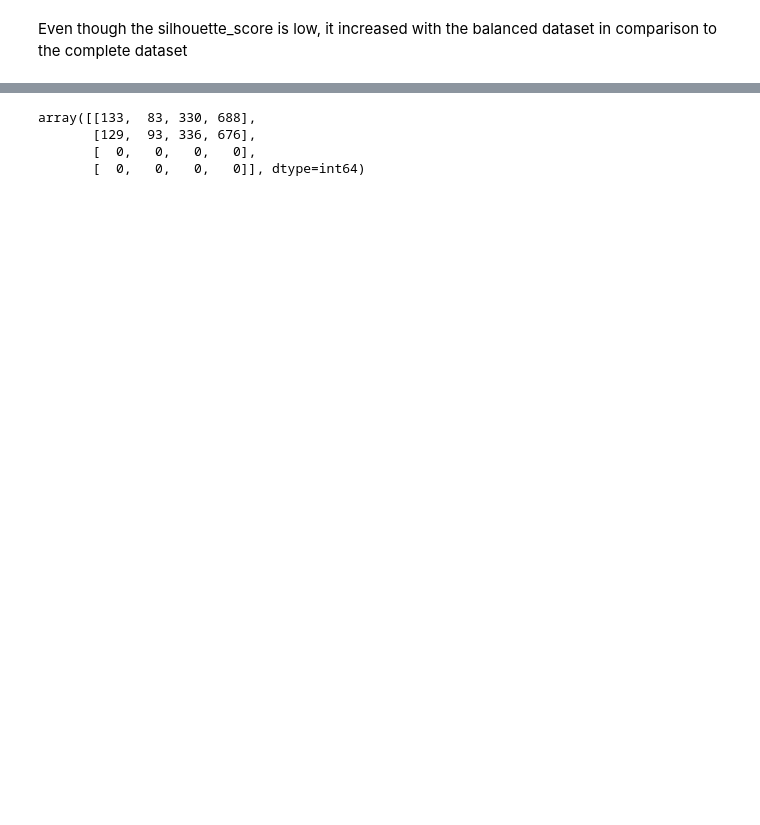
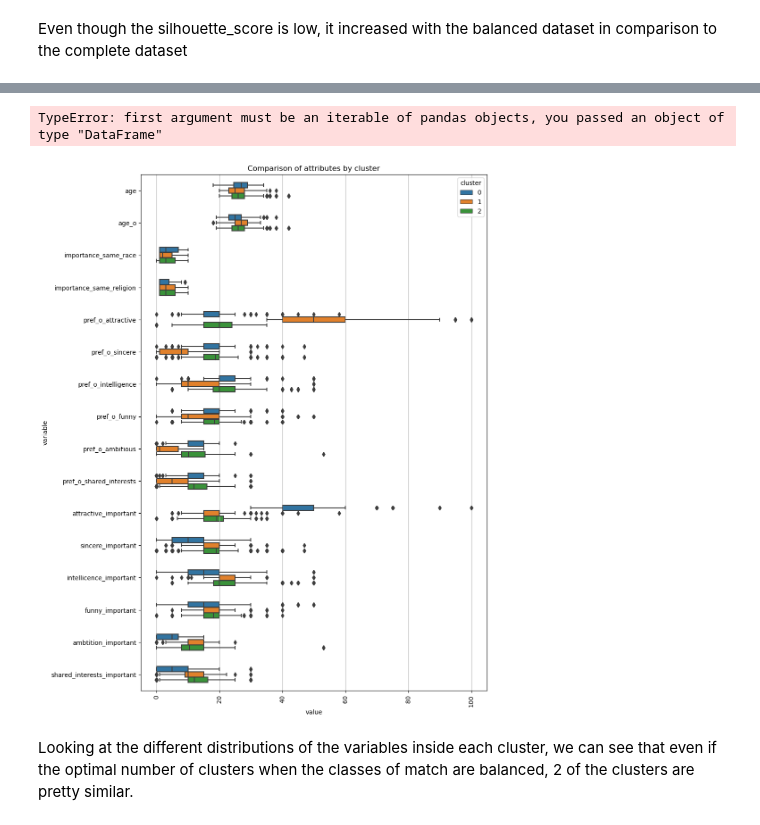
Before and after one commit to jcasarmiento/Clustering, a Jupyter notebook: dating_clustering.ipynb, the cells around one changed output, grey strips where cells are left out. Drawn from its saved outputs; the diff is of its cells as text; code cells hidden in the pictures; blank space fills up the shorter version.

```diff
--- a/dating_clustering.ipynb
+++ b/dating_clustering.ipynb
@@ -224,7 +222,38 @@ plt.show
-# %%
-confusion_matrix(yds,k_means.labels_)
-# %% [output]
-array([[133,  83, 330, 688],
-       [129,  93, 336, 676],
-       [  0,   0,   0,   0],
-       [  0,   0,   0,   0]], dtype=int64)
+# %%
+ds["kmeans"]=pd.DataFrame(k_means.labels_)
+# %%
+variables=["age","age_o","importance_same_race","importance_same_religion","pref_o_attractive","pref_o_sincere","pref_o_intelligence",\
+ "pref_o_funny","pref_o_ambitious","pref_o_shared_interests","attractive_important","sincere_important","intellicence_important",\
+ "funny_important","ambtition_important","shared_interests_important"]
+# %%
+cluster0melt=pd.melt(ds[ds["kmeans"]==0])
+cluster1melt=pd.melt(ds[ds["kmeans"]==1])
+cluster2melt=pd.melt(ds[ds["kmeans"]==2])
+cluster0melt["cluster"]=0
+cluster1melt["cluster"]=1
+cluster2melt["cluster"]=2
+
+databox=pd.concat(cluster0melt,cluster1melt,cluster2melt)
+# %% [output]
+TypeError: first argument must be an iterable of pandas objects, you passed an object of type "DataFrame"
+# %%
+#cluster0:
+cluster0melt=pd.melt(ds[ds["kmeans"]==0][variables])
+cluster1melt=pd.melt(ds[ds["kmeans"]==1][variables])
+cluster2melt=pd.melt(ds[ds["kmeans"]==2][variables])
+cluster0melt["cluster"]=0
+cluster1melt["cluster"]=1
+cluster2melt["cluster"]=2
+
+databox=pd.concat([cluster0melt,cluster1melt,cluster2melt])
+
+fig=plt.figure(figsize=(10,15))
+ax=sns.boxplot(x="value",y="variable",data=databox,hue="cluster",width=0.5)
+ax.set_xticklabels(ax.get_xticklabels(),rotation=90)
+ax.grid(axis="x")
+plt.title("Comparison of attributes by cluster")
+plt.show()
+# %% [output]
+[figure, added]
+# %% [markdown]
+Looking at the different distributions of the variables inside each cluster, we can see that even if the optimal number of clusters when the classes of match are balanced, 2 of the clusters are pretty similar.
```
Also changed, not shown: parts of 16 cells of this notebook.
